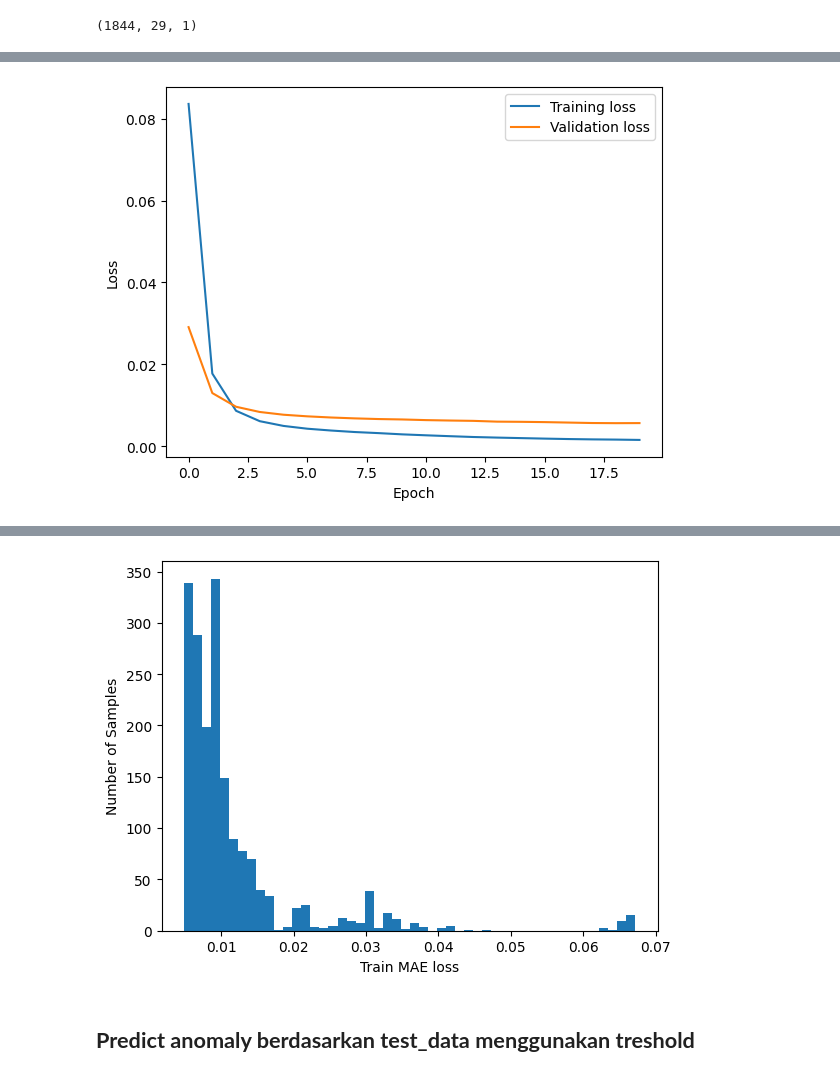
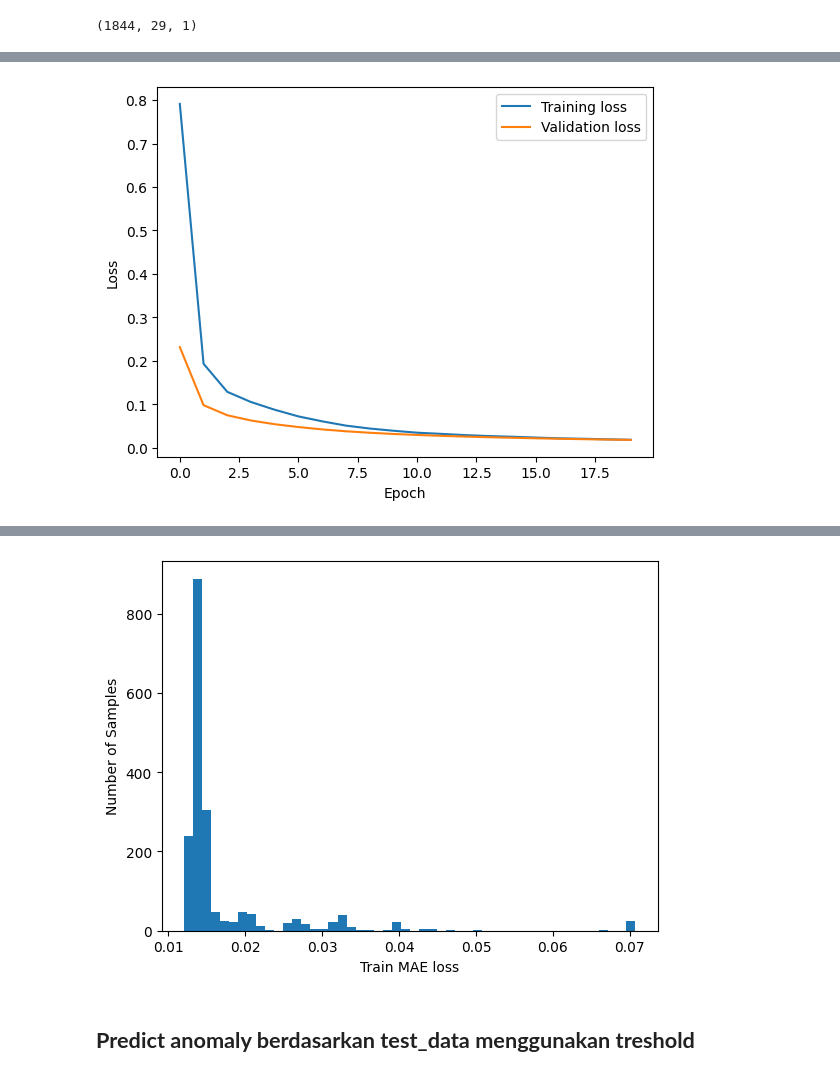
Before and after one commit to daniel020901/Dataset-Capstone, a Jupyter notebook: LSTM_autoencoder_capstone.ipynb, the cells around one changed output, grey strips where cells are left out. Saved outputs shown, nothing was run; the diff lists cells and outputs as text; code cells hidden in the pictures.

```diff
--- a/LSTM_autoencoder_capstone.ipynb
+++ b/LSTM_autoencoder_capstone.ipynb
@@ -463,6 +463,6 @@ model.add(Dropout(rate=0.3))
 model.add(TimeDistributed(Dense(X_train.shape[2])))
 
 # Compile model
-model.compile(optimizer=Adam(learning_rate=0.003), loss='mse')
+model.compile(optimizer=Adam(learning_rate=0.001), loss='mse')
 model.summary()
 # %% [output]
@@ -529,7 +529,7 @@ plt.xlabel('Epoch')
 plt.ylabel('Loss')
 plt.legend();
 # %% [output]
-[figure, old version]
+[figure, new version]
 # %%
 # Mean Absolute Error loss
 X_train_pred = model.predict(X_train)
@@ -540,7 +540,7 @@ plt.xlabel('Train MAE loss')
 plt.ylabel('Number of Samples');
 
 # Set reconstruction error threshold
-threshold = np.percentile(train_mae_loss, 95)
+threshold = np.percentile(train_mae_loss, 99)
 
 print('Reconstruction error threshold:',threshold)
 # %% [output]
@@ -549,4 +549,4 @@ Reconstruction error threshold: 0.03028227504322112
-[figure, old version]
+[figure, new version]
 # %% [markdown]
 ## **Predict anomaly berdasarkan test_data menggunakan treshold**
 # %%
```
Also changed, not shown: parts of 17 cells of this notebook.
